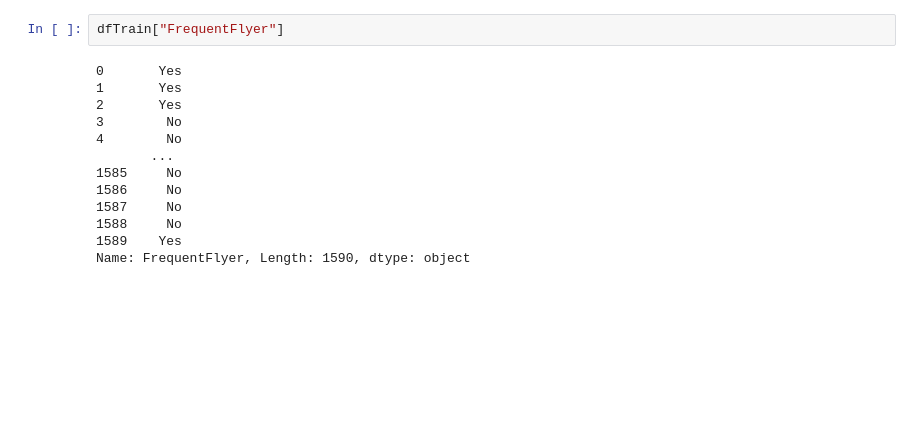
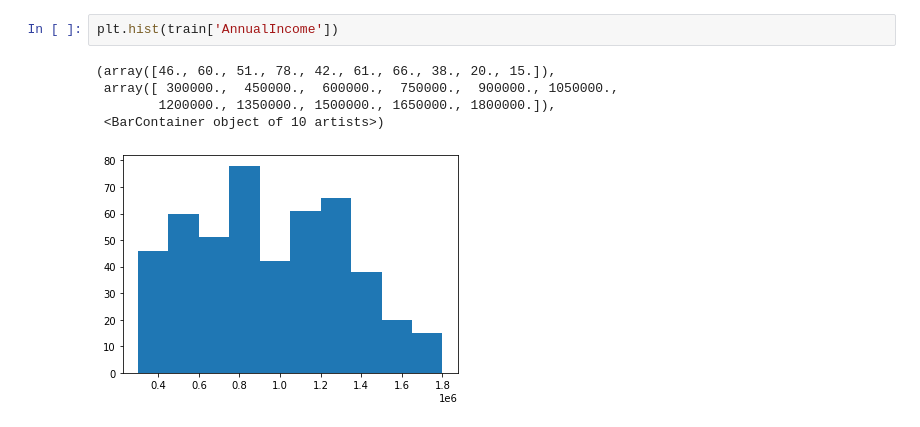
Before and after one commit to javadr/CodeCup6, a Jupyter notebook: data analysis/Question2.ipynb, the cells around one changed output. Saved outputs shown, nothing was run; the diff lists cells and outputs as text; blank space fills up the shorter version.

```diff
--- a/data analysis/Question2.ipynb
+++ b/data analysis/Question2.ipynb
@@ -41,15 +44,8 @@ dfTrain["AnnualIncome"].sum()/1590
-# %%
-dfTrain["FrequentFlyer"]
-# %% [output]
-0       Yes
-1       Yes
-2       Yes
-3        No
-4        No
-       ...
-1585     No
-1586     No
-1587     No
-1588     No
-1589    Yes
-Name: FrequentFlyer, Length: 1590, dtype: object
+# %%
+plt.hist(train['AnnualIncome'])
+# %% [output]
+(array([46., 60., 51., 78., 42., 61., 66., 38., 20., 15.]),
+ array([ 300000.,  450000.,  600000.,  750000.,  900000., 1050000.,
+        1200000., 1350000., 1500000., 1650000., 1800000.]),
+ <BarContainer object of 10 artists>)
+[figure, added]
```
Also changed, not shown: parts of 12 cells of this notebook.
